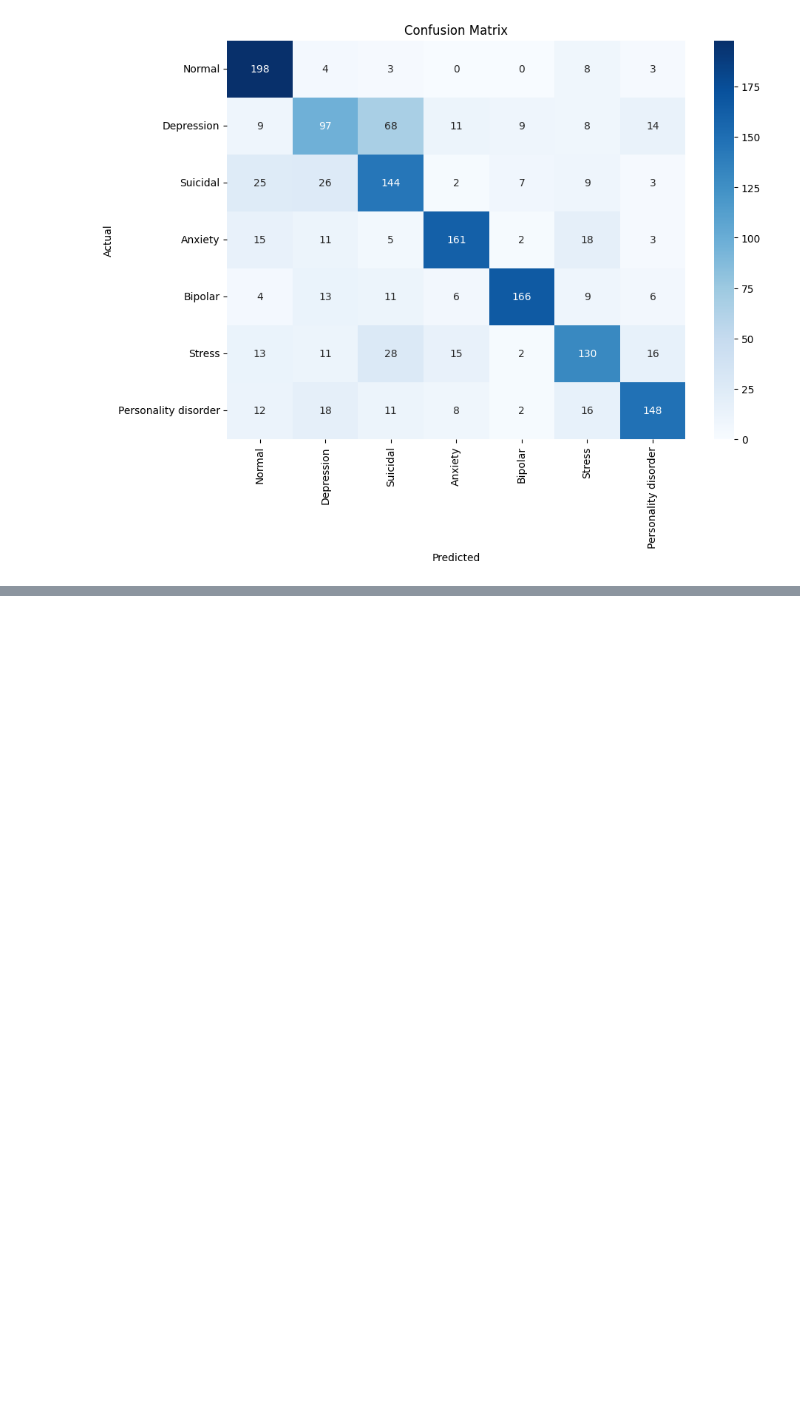
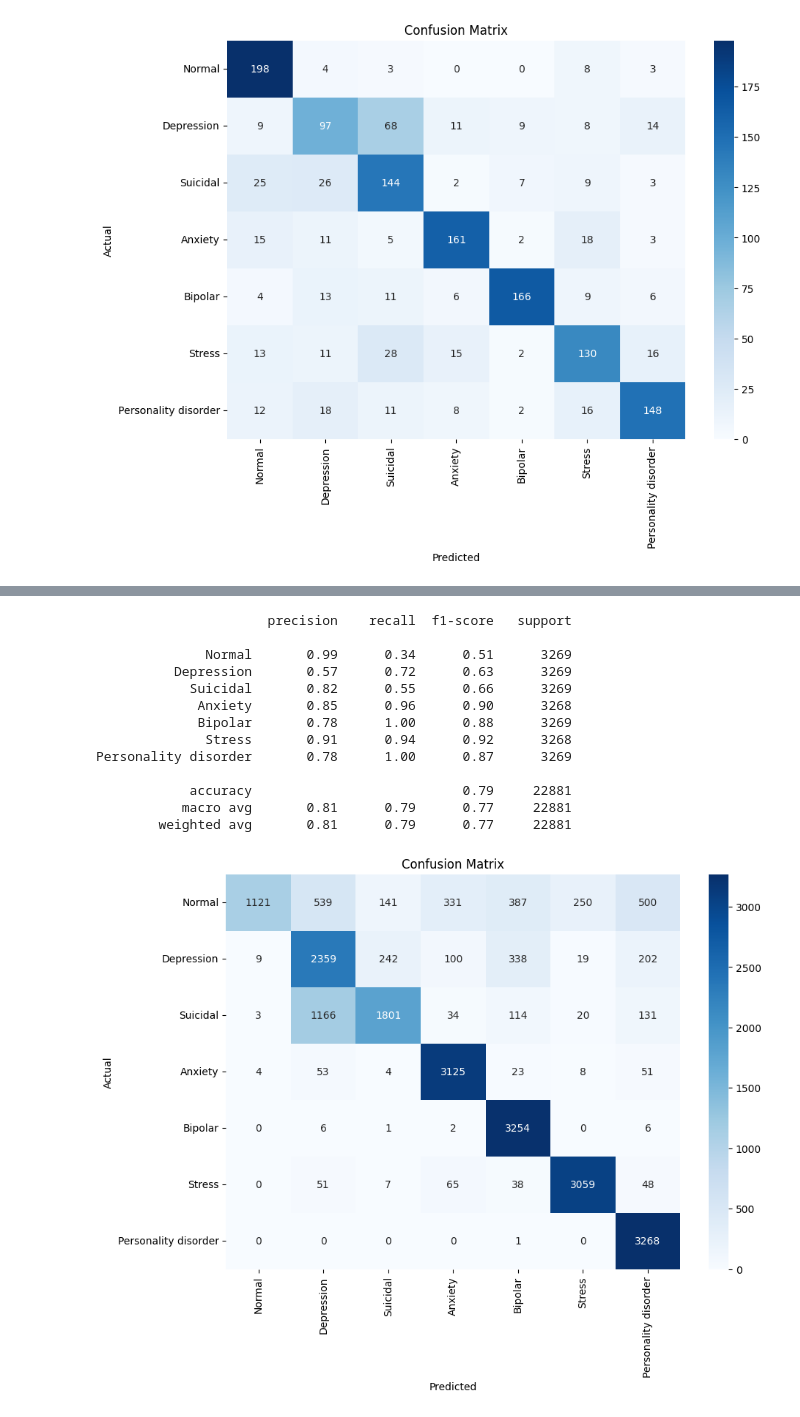
Before and after one commit to Hecramco/NLP_Projects, a Jupyter notebook: notebooks/NLP_Sentiment_Mental_health.ipynb, the cells around one changed output, grey strips where cells are left out. Cells and saved outputs as stored; diff of their text form; code cells hidden in the pictures; blank space fills up the shorter version.

```diff
--- a/notebooks/NLP_Sentiment_Mental_health.ipynb
+++ b/notebooks/NLP_Sentiment_Mental_health.ipynb
@@ -496,0 +680,3 @@ Personality disorder       0.77      0.69      0.73       215
+# %%
+y = df_mh.status.map(target)
+X_init= df_mh['statement'].apply(preprocessing)
@@ -496,0 +700,9 @@ Personality disorder       0.77      0.69      0.73       215
+# %%
+vec = TfidfVectorizer(ngram_range=(1,2))
+X_vec = vec.fit_transform(X_init)
+
+
+smote = SMOTE(random_state=101)
+X_sm, y_sm = smote.fit_resample(X_vec, y)
+
+y_sm.value_counts()
@@ -496,0 +719,38 @@ Personality disorder       0.77      0.69      0.73       215
+# %%
+X_train, X_test, y_train, y_test = train_test_split(X_sm, y_sm,
+                                                    random_state=seed,
+                                                    test_size=0.2,
+                                                    stratify=y_sm)
+
+clf = MultinomialNB()
+
+clf.fit(X_train,y_train)
+y_pred = clf.predict(X_test)
+
+print(classification_report(y_test,y_pred,target_names=target))
+
+# Compute confusion matrix
+cm = confusion_matrix(y_test, y_pred)
+# Plot heatmap
+plt.figure(figsize=(10, 7))
+sns.heatmap(cm, annot=True, fmt='d', xticklabels=target.keys(), yticklabels=target.keys(), cmap='Blues')
+
+plt.xlabel('Predicted')
+plt.ylabel('Actual')
+plt.title('Confusion Matrix')
+plt.show()
+# %% [output]
+                      precision    recall  f1-score   support
+
+              Normal       0.99      0.34      0.51      3269
+          Depression       0.57      0.72      0.63      3269
+            Suicidal       0.82      0.55      0.66      3269
+             Anxiety       0.85      0.96      0.90      3268
+             Bipolar       0.78      1.00      0.88      3269
+              Stress       0.91      0.94      0.92      3268
+Personality disorder       0.78      1.00      0.87      3269
+
+            accuracy                           0.79     22881
+           macro avg       0.81      0.79      0.77     22881
+        weighted avg       0.81      0.79      0.77     22881
+[figure, added]
```
Also changed, not shown: parts of 21 cells of this notebook.
